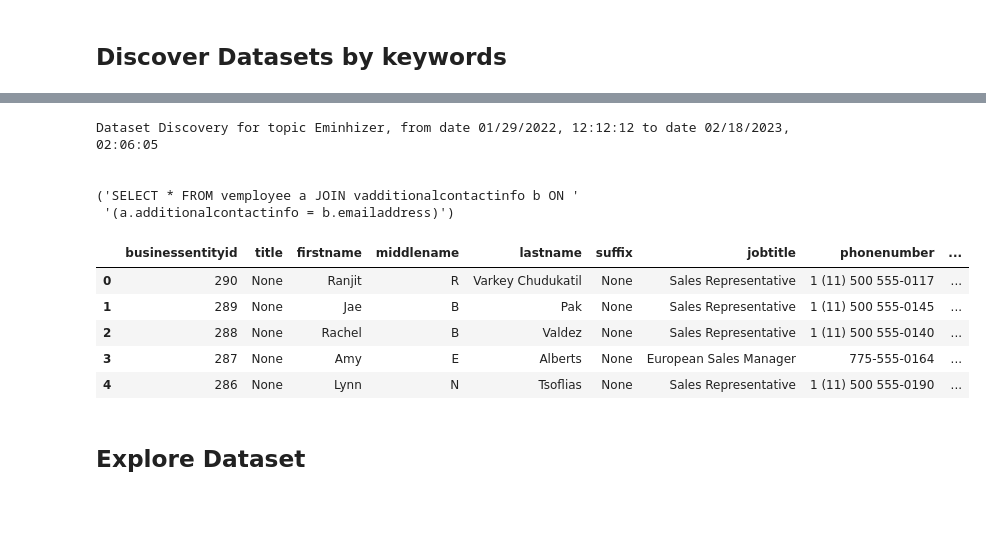
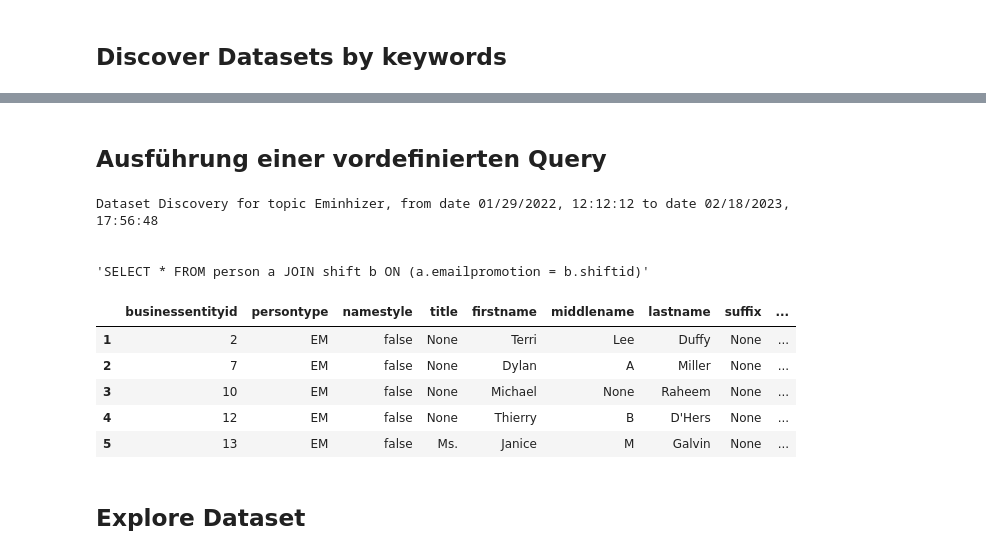
Before and after one commit to cdelmonte-zg/havel-datalake, a Jupyter notebook: havel.ipynb, the cells around one changed output, grey strips where cells are left out. Saved outputs shown, nothing was run; the diff lists cells and outputs as text; code cells hidden in the pictures; blank space fills up the shorter version.

```diff
--- a/havel.ipynb
+++ b/havel.ipynb
@@ -236,17 +242,6 @@ class SearchService:
         except Exception as e:
             if self.debug: print("Delete Index: %s", e)
 
-    def reset_all():
-        all_indices = self.driver.indices.get_alias().keys()
-        print ("\nAttempting to delete", len(all_indices), "indexes.")
-
-        for _index in all_indices:
-            try:
-                if "." not in _index: # avoid deleting indexes like `.kibana`
-                    self.driver.indices.delete(index=_index)
-                    if self.debug: print ("Successfully deleted:", _index)
-            except Exception as error:
-                if self.debug: print ('indices.delete error:', error, 'for index:', _index)
 
     def create_es_schema_signature(self):
         schema = {
@@ -1361,4 +1454,26 @@ def init_experiment_infra(data_to_load, env, reset_on_restart, debug):
     profiles = mainteinance_service.create_profiles(data_to_load)
     data_description_service.add_additional_data(profiles)
     mainteinance_service.update_graph()
+
+
+env = 'dev'
+debug = False
+test_results_directory = './test-results/'
+
+pd.set_option('display.max_rows', None)
+pd.set_option('display.max_columns', None)
+pd.set_option('display.width', None)
+
+search_service = SearchService(Config.search_service_host, Config.search_service_user, Config.search_service_password, env, Config.index_signature, Config.index_content, debug)
+
+graph_service = GraphService(Config.graph_service_host, Config.graph_service_user, Config.graph_service_password, env, debug)
+
+cache = redis.Redis(connection_pool= redis.ConnectionPool(host=Config.cache_host, port=Config.cache_port, db=Config.cache_db))
+
+mainteinance_service = MainteinanceService(env, graph_service, search_service, cache, Config.index_signature, Config.index_content, debug)
+
+data_description_service = DataDescriptionService(db=Config.data_description_service_host_db_prefix + '-'+ env, username=Config.data_description_service_username,
+    password=Config.data_description_service_password,host=Config.data_description_service_host, port=Config.data_description_service_port, env=env, content_analyzer_service=ContentAnalyzerService())
+
+data_exploration_service = DataExplorationService(graph_service=graph_service, search_service=search_service, data_description_service=data_description_service)
 # %% [markdown]
@@ -1640,29 +1717,33 @@ Dataset Discovery for topic Shoop, from date 01/29/2022, 12:12:12 to date 02/18/
+# %% [markdown]
+## Ausführung einer vordefinierten Query
 # %%
 # Eminhizer
 topic = "Eminhizer"
 
 daend = int(datetime.timestamp(datetime.now())*1000)
 a = datetime(2022, 1, 29, 12, 12, 12)
 dastart = int(datetime.timestamp(a)*1000)
 
 discovered_datasets = data_exploration_service.discover_datasets(topic=topic, dastart=dastart, daend=daend, treshold_signature='0.9', treshold_content='0.5')
 queries = data_exploration_service.generate_queries_for_discovered_datasets(discovered_datasets)
 results_dataframe = data_exploration_service.get_pd_dataframe_of_results(queries)
 
 df = data_exploration_service.exec_query_by_number(1)
-df.limit(10).toPandas().head()
+pandas_df = df.limit(10).toPandas().head()
+pandas_df.index = pandas_df.index + 1
+pandas_df.to_csv(test_results_directory + 'test-ausfuehrung-vordefinierte-query.csv', sep=',', index=False)
+display(HTML(pandas_df.to_html()))
 # %% [output]
-Dataset Discovery for topic Eminhizer, from date 01/29/2022, 12:12:12 to date 02/18/2023, 02:06:05
+Dataset Discovery for topic Eminhizer, from date 01/29/2022, 12:12:12 to date 02/18/2023, 17:56:48
 
 
-('SELECT * FROM vemployee a JOIN vadditionalcontactinfo b ON '
- '(a.additionalcontactinfo = b.emailaddress)')
+'SELECT * FROM person a JOIN shift b ON (a.emailpromotion = b.shiftid)'
-|  | businessentityid | title | firstname | middlename | lastname | suffix | jobtitle | phonenumber | ... |
-| 0 | 290 | None | Ranjit | R | Varkey Chudukatil | None | Sales Representative | 1 (11) 500 555-0117 | ... |
-| 1 | 289 | None | Jae | B | Pak | None | Sales Representative | 1 (11) 500 555-0145 | ... |
-| 2 | 288 | None | Rachel | B | Valdez | None | Sales Representative | 1 (11) 500 555-0140 | ... |
-| 3 | 287 | None | Amy | E | Alberts | None | European Sales Manager | 775-555-0164 | ... |
-| 4 | 286 | None | Lynn | N | Tsoflias | None | Sales Representative | 1 (11) 500 555-0190 | ... |
+|  | businessentityid | persontype | namestyle | title | firstname | middlename | lastname | suffix | ... |
+| 1 | 2 | EM | false | None | Terri | Lee | Duffy | None | ... |
+| 2 | 7 | EM | false | None | Dylan | A | Miller | None | ... |
+| 3 | 10 | EM | false | None | Michael | None | Raheem | None | ... |
+| 4 | 12 | EM | false | None | Thierry | B | D'Hers | None | ... |
+| 5 | 13 | EM | false | Ms. | Janice | M | Galvin | None | ... |
 # %% [markdown]
 ## Explore Dataset
 # %%
```
Also changed, not shown: parts of 23 cells of this notebook, 6 other files.
